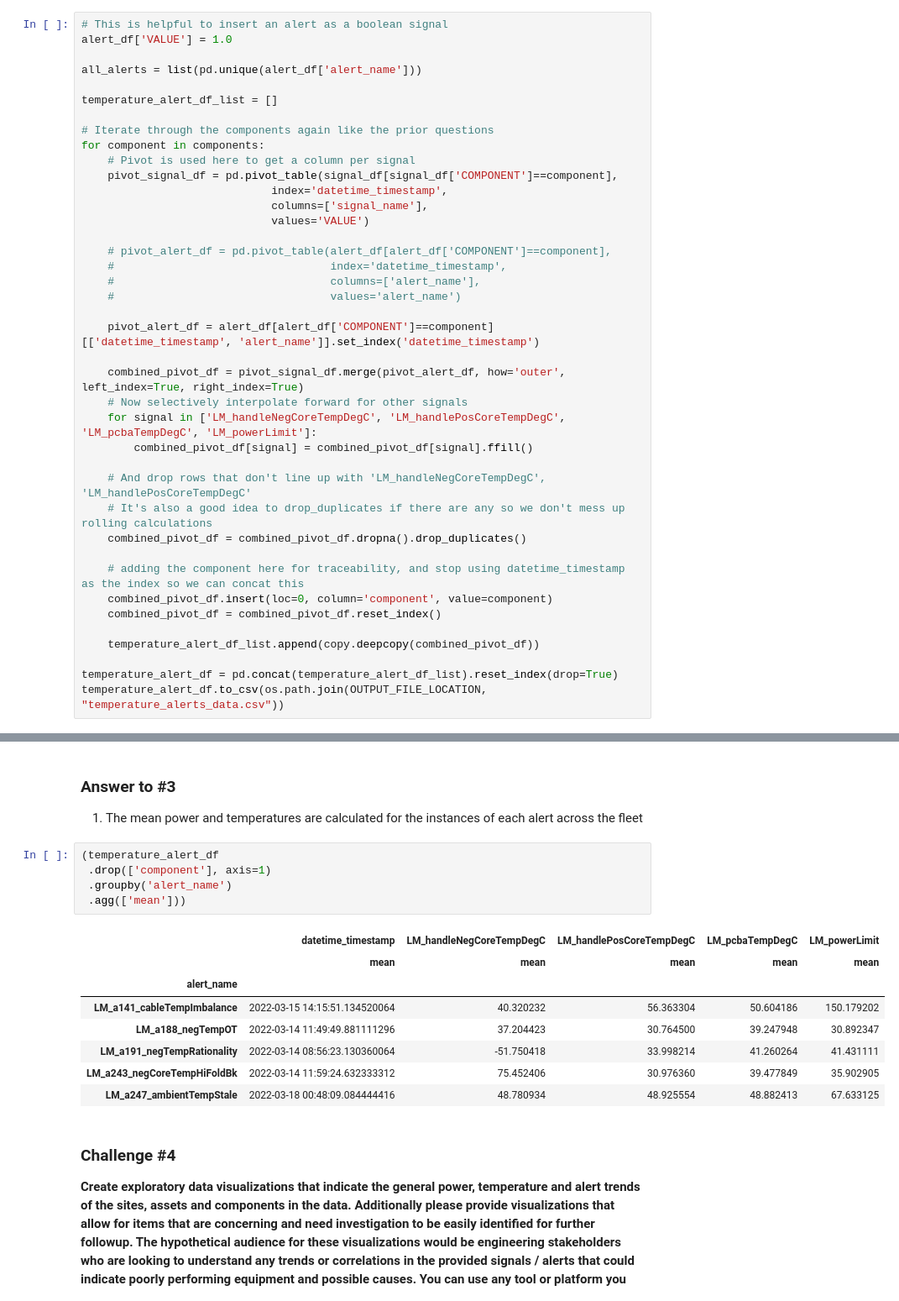
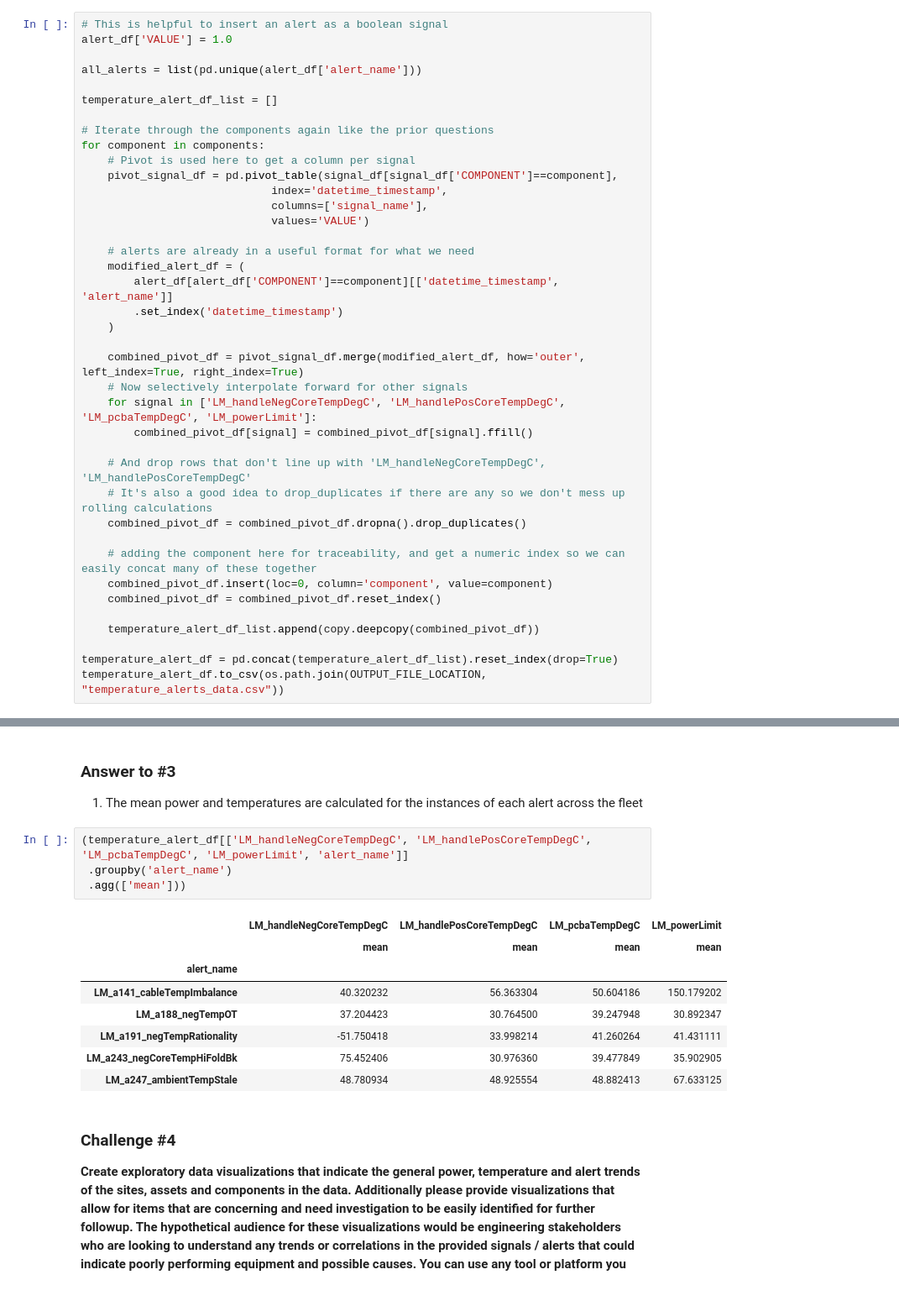
Before and after one commit to drnorthcott/efa-data-test, a Jupyter notebook: analysis.ipynb, the cells around one changed output, grey strips where cells are left out. Shown at 84% size. Cells and saved outputs as stored; diff of their text form.

```diff
--- a/analysis.ipynb
+++ b/analysis.ipynb
@@ -136,14 +140,13 @@ for component in components:
                              columns=['signal_name'],
                              values='VALUE')
 
-    # pivot_alert_df = pd.pivot_table(alert_df[alert_df['COMPONENT']==component],
-    #                                 index='datetime_timestamp',
-    #                                 columns=['alert_name'],
-    #                                 values='alert_name')
+    # alerts are already in a useful format for what we need
+    modified_alert_df = (
+        alert_df[alert_df['COMPONENT']==component][['datetime_timestamp', 'alert_name']]
+        .set_index('datetime_timestamp')
+    )
 
-    pivot_alert_df = alert_df[alert_df['COMPONENT']==component][['datetime_timestamp', 'alert_name']].set_index('datetime_timestamp')
-
-    combined_pivot_df = pivot_signal_df.merge(pivot_alert_df, how='outer', left_index=True, right_index=True)
+    combined_pivot_df = pivot_signal_df.merge(modified_alert_df, how='outer', left_index=True, right_index=True)
     # Now selectively interpolate forward for other signals
     for signal in ['LM_handleNegCoreTempDegC', 'LM_handlePosCoreTempDegC', 'LM_pcbaTempDegC', 'LM_powerLimit']:
         combined_pivot_df[signal] = combined_pivot_df[signal].ffill()
@@ -152,7 +155,7 @@ for component in components:
     # It's also a good idea to drop_duplicates if there are any so we don't mess up rolling calculations
     combined_pivot_df = combined_pivot_df.dropna().drop_duplicates()
 
-    # adding the component here for traceability, and stop using datetime_timestamp as the index so we can concat this
+    # adding the component here for traceability, and get a numeric index so we can easily concat many of these together
     combined_pivot_df.insert(loc=0, column='component', value=component)
     combined_pivot_df = combined_pivot_df.reset_index()
 
@@ -180,19 +183,18 @@ temperature_alert_df
 ### Answer to #3
 1. The mean power and temperatures are calculated for the instances of each alert across the fleet
 # %%
-(temperature_alert_df
- .drop(['component'], axis=1)
+(temperature_alert_df[['LM_handleNegCoreTempDegC', 'LM_handlePosCoreTempDegC', 'LM_pcbaTempDegC', 'LM_powerLimit', 'alert_name']]
  .groupby('alert_name')
  .agg(['mean']))
 # %% [output]
-|  | datetime_timestamp | LM_handleNegCoreTempDegC | LM_handlePosCoreTempDegC | LM_pcbaTempDegC | LM_powerLimit |
-|  | mean | mean | mean | mean | mean |
-| alert_name |  |  |  |  |  |
-| LM_a141_cableTempImbalance | 2022-03-15 14:15:51.134520064 | 40.320232 | 56.363304 | 50.604186 | 150.179202 |
-| LM_a188_negTempOT | 2022-03-14 11:49:49.881111296 | 37.204423 | 30.764500 | 39.247948 | 30.892347 |
-| LM_a191_negTempRationality | 2022-03-14 08:56:23.130360064 | -51.750418 | 33.998214 | 41.260264 | 41.431111 |
-| LM_a243_negCoreTempHiFoldBk | 2022-03-14 11:59:24.632333312 | 75.452406 | 30.976360 | 39.477849 | 35.902905 |
-| LM_a247_ambientTempStale | 2022-03-18 00:48:09.084444416 | 48.780934 | 48.925554 | 48.882413 | 67.633125 |
+|  | LM_handleNegCoreTempDegC | LM_handlePosCoreTempDegC | LM_pcbaTempDegC | LM_powerLimit |
+|  | mean | mean | mean | mean |
+| alert_name |  |  |  |  |
+| LM_a141_cableTempImbalance | 40.320232 | 56.363304 | 50.604186 | 150.179202 |
+| LM_a188_negTempOT | 37.204423 | 30.764500 | 39.247948 | 30.892347 |
+| LM_a191_negTempRationality | -51.750418 | 33.998214 | 41.260264 | 41.431111 |
+| LM_a243_negCoreTempHiFoldBk | 75.452406 | 30.976360 | 39.477849 | 35.902905 |
+| LM_a247_ambientTempStale | 48.780934 | 48.925554 | 48.882413 | 67.633125 |
 # %% [markdown]
 ### Challenge #4
 **Create exploratory data visualizations that indicate the general power, temperature and alert trends of the sites, assets and components in the data. Additionally please provide visualizations that allow for items that are concerning and need investigation to be easily identified for further followup. The hypothetical audience for these visualizations would be engineering stakeholders who are looking to understand any trends or correlations in the provided signals / alerts that could indicate poorly performing equipment and possible causes. You can use any tool or platform you wish (Tableau is preferred) but please present the results with some explanations in the jupyter notebook submission. Please note that
```
Also changed, not shown: parts of 3 cells of this notebook, 2 other files.
